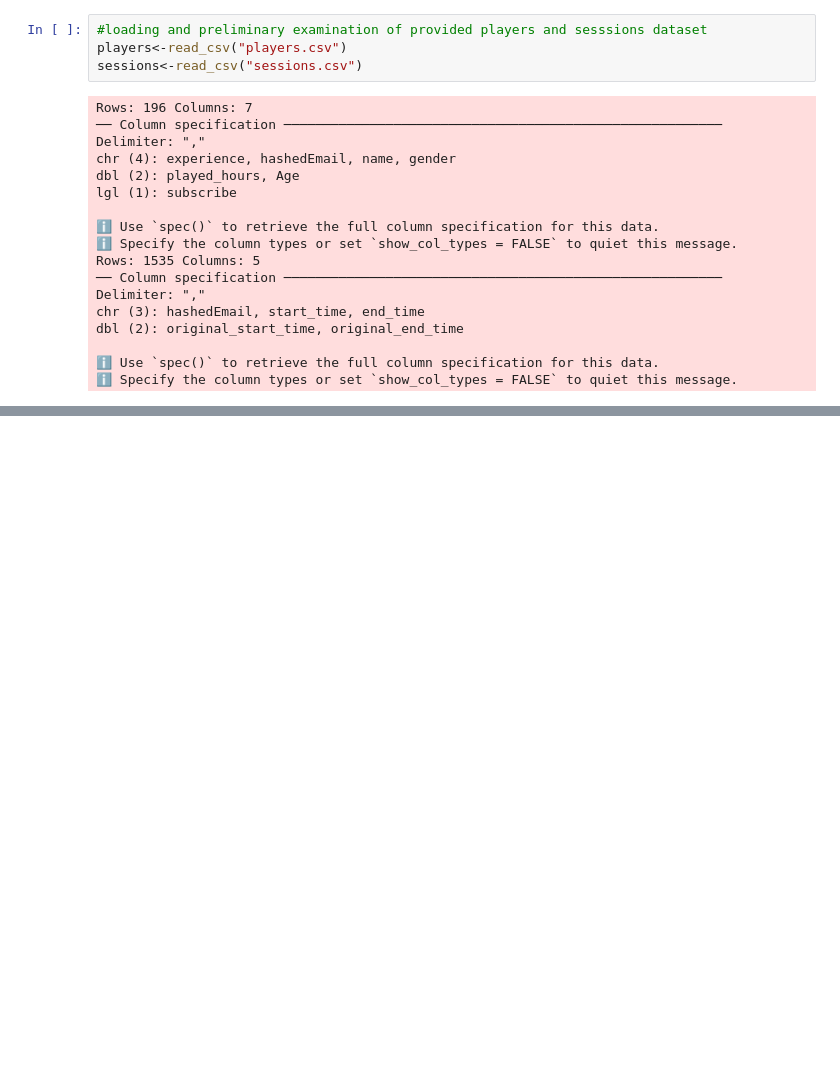
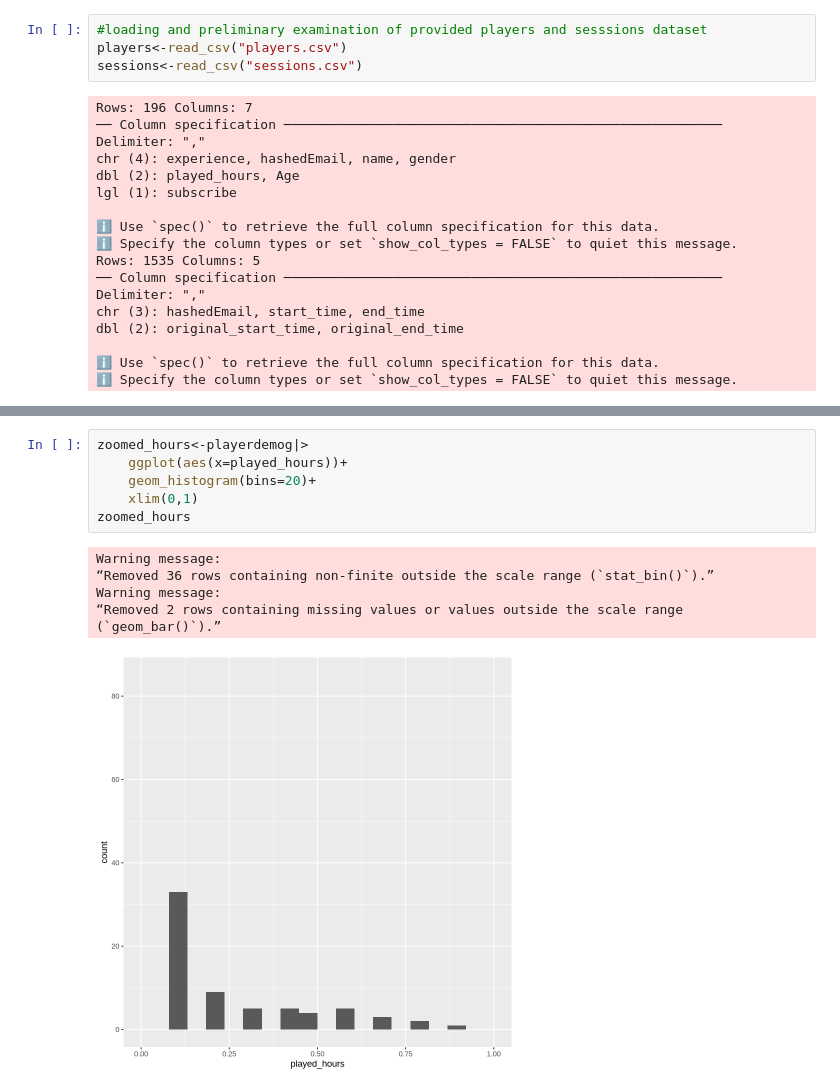
Before and after one commit to Jazecab/DSCI100-Project-Main, a Jupyter notebook: Project_JC.ipynb, the cells around one changed output, grey strips where cells are left out. Saved outputs shown, nothing was run; the diff lists cells and outputs as text; blank space fills up the shorter version.

```diff
--- a/Project_JC.ipynb
+++ b/Project_JC.ipynb
@@ -93,0 +73,13 @@ Warning message:
+# %%
+zoomed_hours<-playerdemog|>
+    ggplot(aes(x=played_hours))+
+    geom_histogram(bins=20)+
+    xlim(0,1)
+zoomed_hours
+# %% [output]
+Warning message:
+“Removed 36 rows containing non-finite outside the scale range (`stat_bin()`).”
+Warning message:
+“Removed 2 rows containing missing values or values outside the scale range
+(`geom_bar()`).”
+[figure, added]
```
Also changed, not shown: parts of 9 cells of this notebook.
